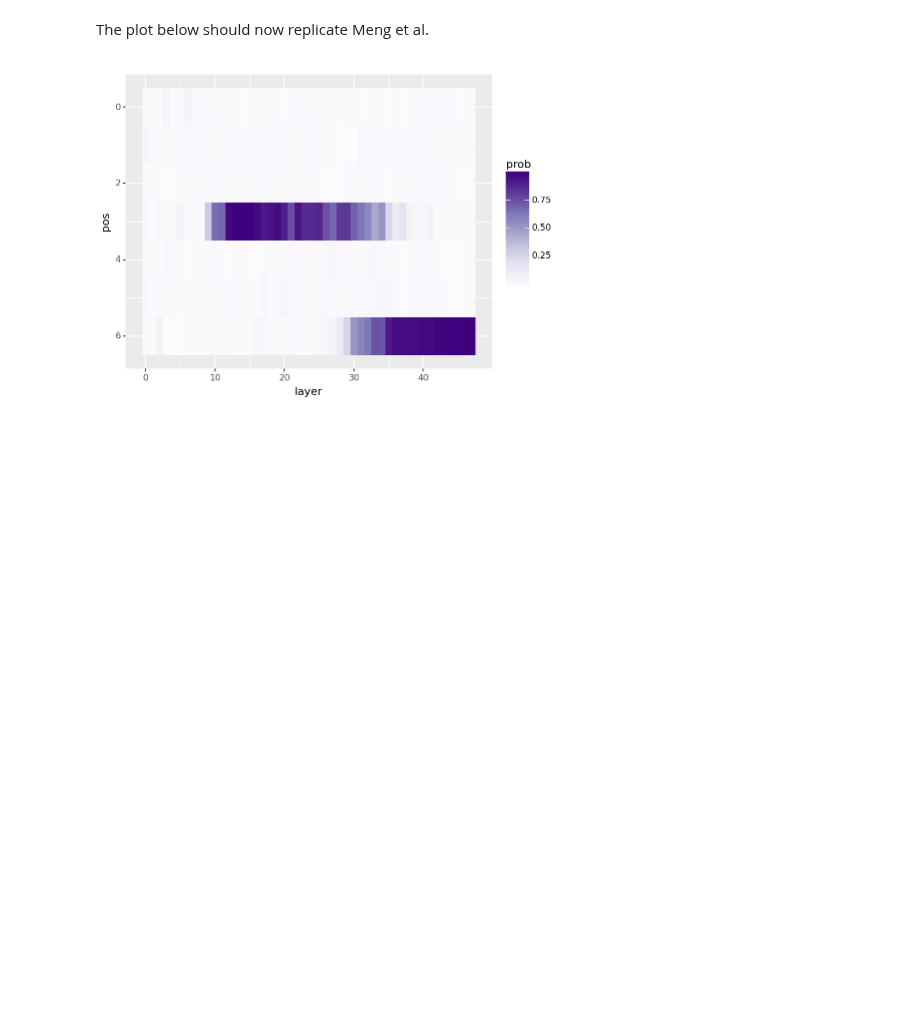
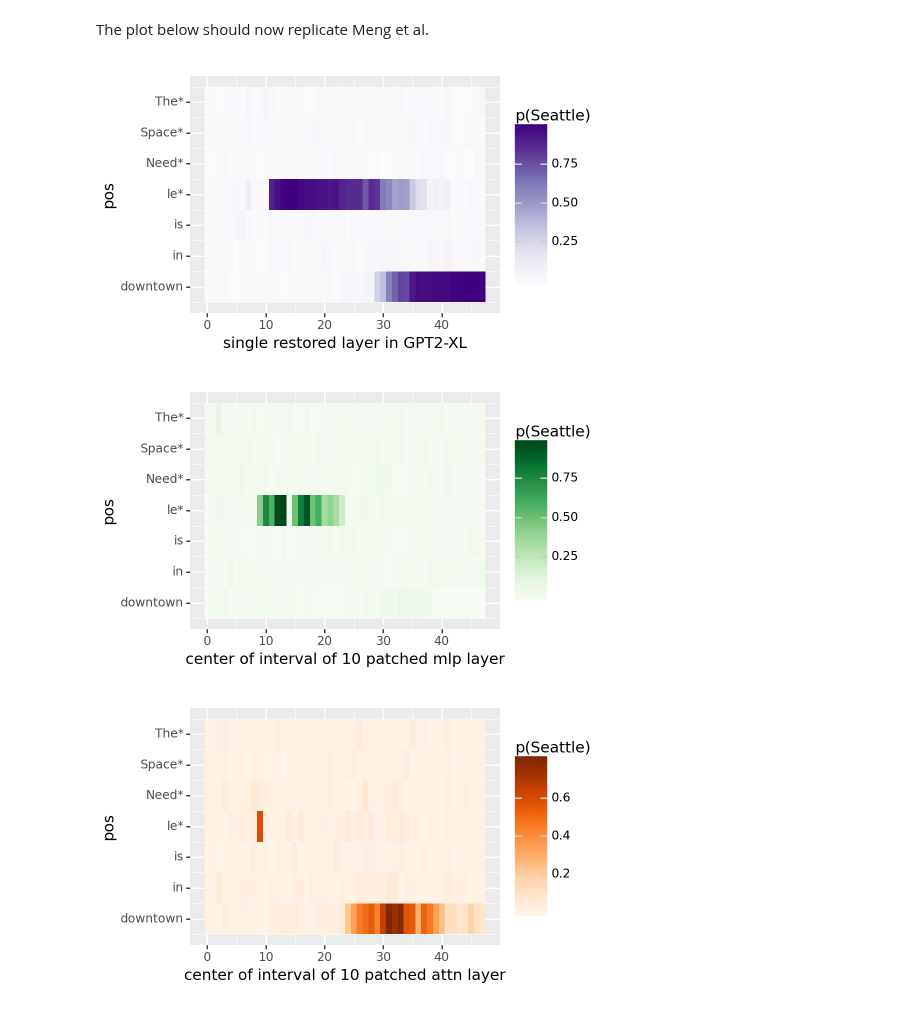
Before and after one commit to stanfordnlp/pyvene, a Jupyter notebook: tutorials/advanced_tutorials/Causal_Tracing.ipynb, the cells around one changed output. Cells and saved outputs as stored; diff of their text form; code cells hidden in the pictures; blank space fills up the shorter version.

```diff
--- a/tutorials/advanced_tutorials/Causal_Tracing.ipynb
+++ b/tutorials/advanced_tutorials/Causal_Tracing.ipynb
@@ -53,7 +59,7 @@ Let's set up the model (gpt2-xl) and test it on the fact we want to causal trace
 device = "cuda:0" if torch.cuda.is_available() else "cpu"
 config, tokenizer, gpt = create_gpt2(
     name="gpt2-xl",
-    cache_dir="/nlp/scr/aryaman/.cache/huggingface/hub",  # change to your local dir
+    cache_dir="../../../.huggingface_cache/",  # change to your local dir
 )
 gpt.to(device)
 
@@ -87,17 +93,13 @@ Note that the `source` argument is ignored unlike in causal interventions, since
 
 Our intervention config intervenes on the `block_input` of the 0th layer, i.e. the embeddings.
 # %%
-class NoiseIntervention(Intervention):
+class NoiseIntervention(ConstantSourceIntervention, LocalistRepresentationIntervention):
     def __init__(self, embed_dim, **kwargs):
         super().__init__()
-        self.interchange_dim = None
-        self.embed_dim = embed_dim
+        self.interchange_dim = embed_dim
         self.noise_level = 0.13462981581687927
 
-    def set_interchange_dim(self, interchange_dim):
-        self.interchange_dim = interchange_dim
-
-    def forward(self, base, source):
+    def forward(self, base, source=None, subspaces=None):
         # sample gaussian noise
         mean = torch.zeros_like(base[..., : self.interchange_dim])
         stdev = torch.ones_like(base[..., : self.interchange_dim]) * self.noise_level
@@ -117,10 +119,8 @@ def corrupted_config(model_type):
         intervenable_model_type=model_type,
         intervenable_representations=[
             IntervenableRepresentationConfig(
-                0,  # layer
+                0,              # layer
                 "block_input",  # intervention type
-                "pos",  # intervention unit
-                1,  # max number of unit
             ),
         ],
         intervenable_interventions_type=NoiseIntervention,
@@ -133,7 +133,7 @@ base = tokenizer("The Space Needle is in downtown", return_tensors="pt").to(devi
 intervenable_config = corrupted_config(type(gpt))
 intervenable = IntervenableModel(intervenable_config, gpt)
 _, counterfactual_outputs = intervenable(
-    base, [base], {"sources->base": ([[[0, 1, 2, 3]]], [[[0, 1, 2, 3]]])}
+    base, unit_locations={"base": ([[[0, 1, 2, 3]]])}
 )
 distrib = embed_to_distrib(gpt, counterfactual_outputs.last_hidden_state, logits=False)
 top_vals(tokenizer, distrib[0][-1], n=10)
@@ -211,17 +239,30 @@ for layer_i in tqdm(range(gpt.config.n_layer)):
 # %% [markdown]
 The plot below should now replicate Meng et al.
 # %%
-df = pd.DataFrame(data)
-df["layer"] = df["layer"].astype(int)
-df["pos"] = df["pos"].astype(int)
-df["prob"] = df["prob"].astype(float)
+for stream in ["block_output", "mlp_activation", "attention_output"]:
+    df = pd.read_csv(f"./tutorial_data/pyvene_rome_{stream}.csv")
+    df["layer"] = df["layer"].astype(int)
+    df["pos"] = df["pos"].astype(int)
+    df["p(Seattle)"] = df["prob"].astype(float)
 
-plot = (
-    ggplot(df, aes(x="layer", y="pos"))
-    + scale_y_reverse()
-    + geom_tile(aes(fill="prob"))
-    + scale_fill_cmap("Purples")
-)
-print(plot)
+    custom_labels = ["The*", "Space*", "Need*", "le*", "is", "in", "downtown"]
+    breaks = [0, 1, 2, 3, 4, 5, 6]
+
+    plot = (
+        ggplot(df, aes(x="layer", y="pos"))
+
+        + geom_tile(aes(fill="p(Seattle)"))
+        + scale_fill_cmap(colors[stream]) + xlab(titles[stream])
+        + scale_y_reverse(
+            limits = (-0.5, 6.5),
+            breaks=breaks, labels=custom_labels)
+        + theme(figure_size=(5, 3))
+    )
+    ggsave(
+        plot, filename=f"./tutorial_data/pyvene_rome_{stream}.pdf", dpi=200
+    )
+    print(plot)
 # %% [output]
-[figure, old version]
+[figure, new version]
+[figure, added]
+[figure, added]
```
Also changed, not shown: parts of 7 cells of this notebook, 1 other file.
